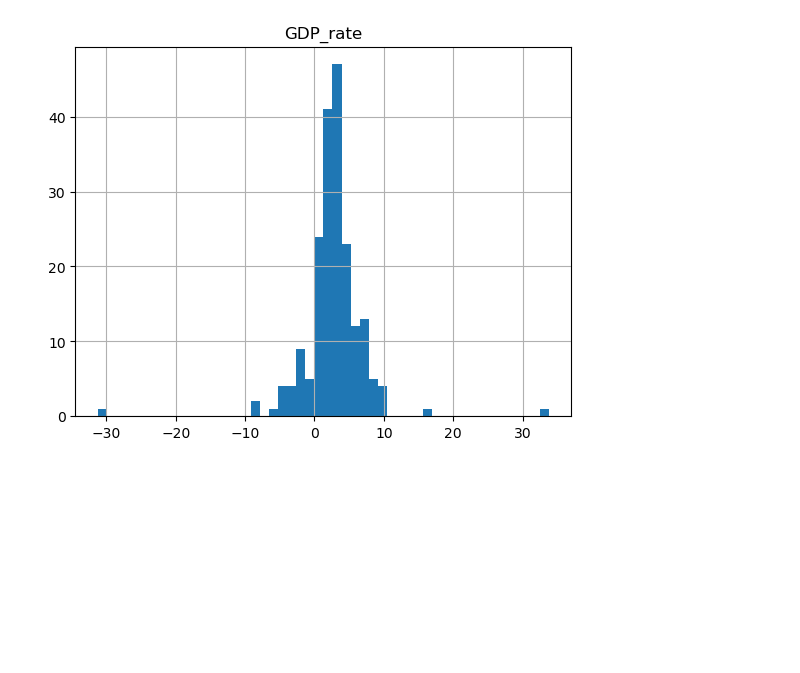
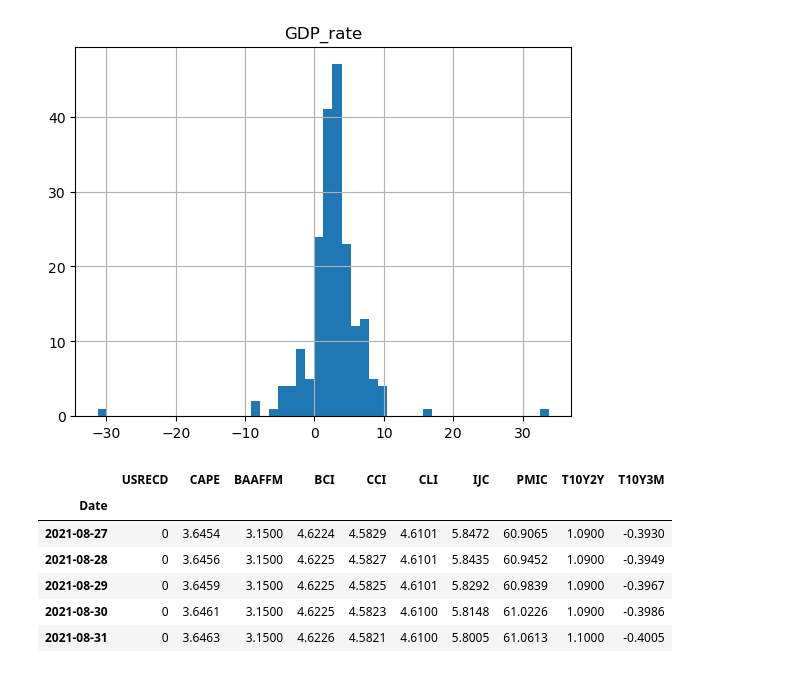
Before and after one commit to Jakoviz/Forward-looking-model-of-the-US-economy, a Jupyter notebook: notebooks/CAPE_BAAFFM_BCI_CCI_CLI_IJC_PMIC_T10Y2Y_T10Y3M_vs_USRECD_GDP_preprocessing.ipynb, the cells around one changed output. Saved outputs shown, nothing was run; the diff lists cells and outputs as text; code cells hidden in the pictures; blank space fills up the shorter version.

```diff
--- a/notebooks/CAPE_BAAFFM_BCI_CCI_CLI_IJC_PMIC_T10Y2Y_T10Y3M_vs_USRECD_GDP_preprocessing.ipynb
+++ b/notebooks/CAPE_BAAFFM_BCI_CCI_CLI_IJC_PMIC_T10Y2Y_T10Y3M_vs_USRECD_GDP_preprocessing.ipynb
@@ -188,8 +186,7 @@ gdpgr = gdpgr.resample(rule="d").first().interpolate(method="time")
 # %% [output]
 [figure]
 # %%
-df = pd.merge(usrescd, gdpa, on="Date")
-df = pd.merge(df, gdpgr, on="Date")
+df = usrescd
 df = pd.merge(df, df1, on="Date")
 df = pd.merge(df, df2, on="Date")
 df = pd.merge(df, df3, on="Date")
@@ -199,4 +196,14 @@ df = pd.merge(df, df6, on="Date")
 df = pd.merge(df, df7, on="Date")
 df = pd.merge(df, df8, on="Date")
 df = pd.merge(df, df9, on="Date")
+# %%
+df.tail()
+# %% [output]
+|  | USRECD | CAPE | BAAFFM | BCI | CCI | CLI | IJC | PMIC | T10Y2Y | T10Y3M |
+| Date |  |  |  |  |  |  |  |  |  |  |
+| 2021-08-27 | 0 | 3.6454 | 3.1500 | 4.6224 | 4.5829 | 4.6101 | 5.8472 | 60.9065 | 1.0900 | -0.3930 |
+| 2021-08-28 | 0 | 3.6456 | 3.1500 | 4.6225 | 4.5827 | 4.6101 | 5.8435 | 60.9452 | 1.0900 | -0.3949 |
+| 2021-08-29 | 0 | 3.6459 | 3.1500 | 4.6225 | 4.5825 | 4.6101 | 5.8292 | 60.9839 | 1.0900 | -0.3967 |
+| 2021-08-30 | 0 | 3.6461 | 3.1500 | 4.6225 | 4.5823 | 4.6100 | 5.8148 | 61.0226 | 1.0900 | -0.3986 |
+| 2021-08-31 | 0 | 3.6463 | 3.1500 | 4.6226 | 4.5821 | 4.6100 | 5.8005 | 61.0613 | 1.1000 | -0.4005 |
 # %%
```
Also changed, not shown: parts of 5 cells of this notebook, 13 other files.
